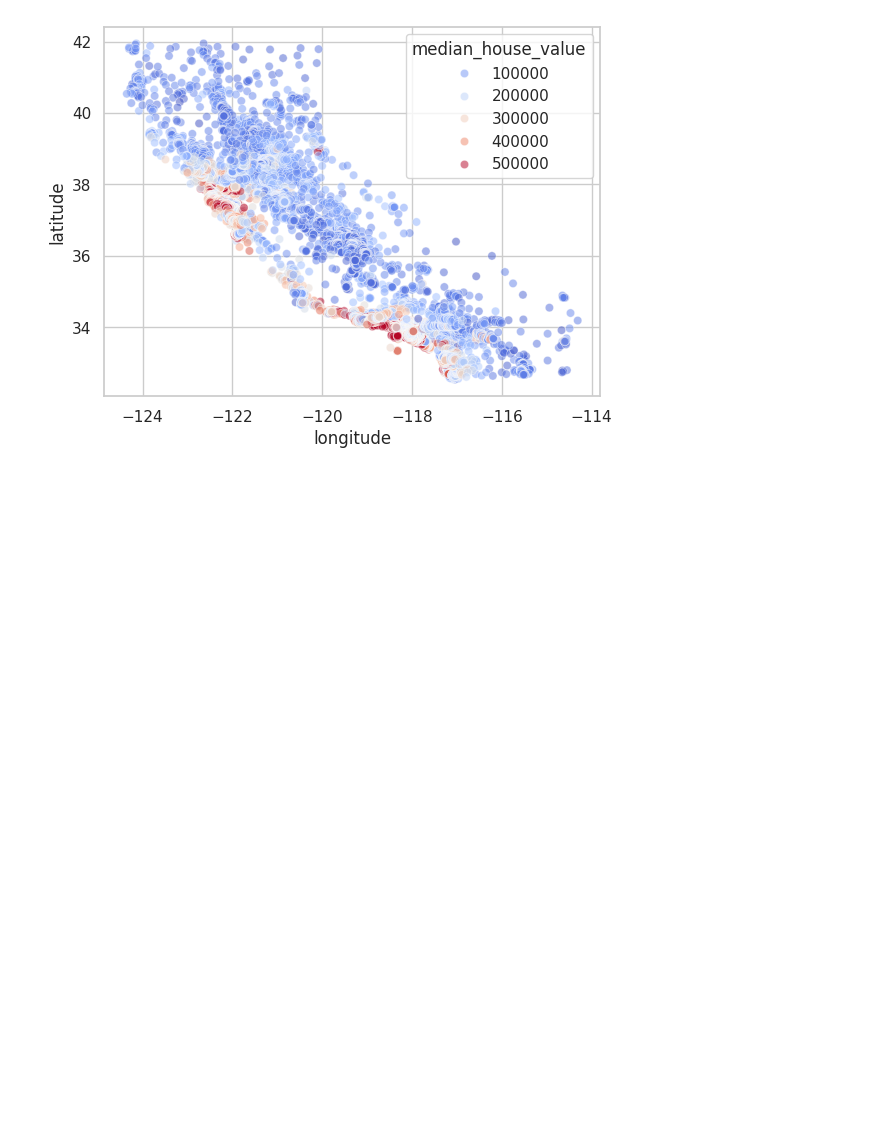
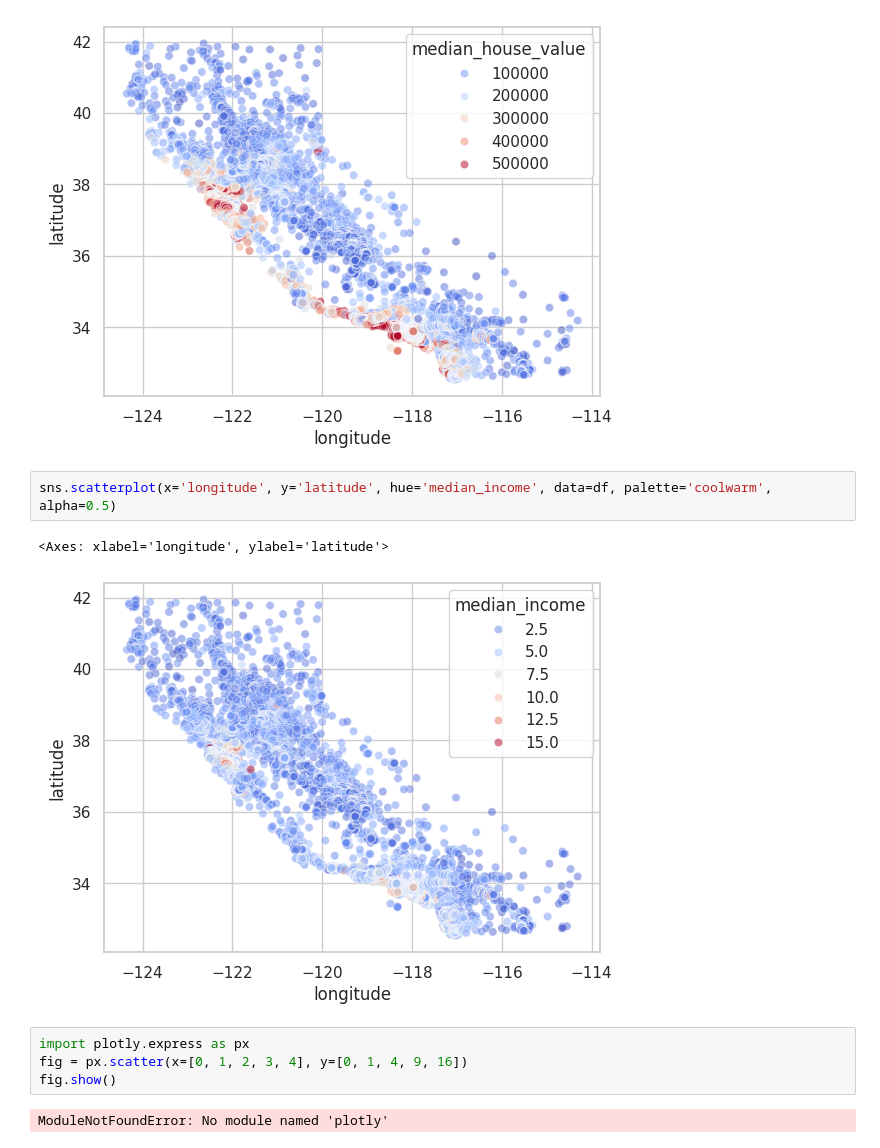
Before and after one commit to Eduardo-Puentes/clasesemanatec, a Jupyter notebook: EstadisticaYVisualizacion.ipynb, the cells around one changed output. Drawn from its saved outputs; the diff is of its cells as text; blank space fills up the shorter version.

```diff
--- a/EstadisticaYVisualizacion.ipynb
+++ b/EstadisticaYVisualizacion.ipynb
@@ -92,3 +92,14 @@ sns.scatterplot(x='longitude', y='latitude', hue='median_house_value', data=df,
 # %% [output]
 <Axes: xlabel='longitude', ylabel='latitude'>
 [figure]
+# %%
+sns.scatterplot(x='longitude', y='latitude', hue='median_income', data=df, palette='coolwarm', alpha=0.5)
+# %% [output]
+<Axes: xlabel='longitude', ylabel='latitude'>
+[figure, added]
+# %%
+import plotly.express as px
+fig = px.scatter(x=[0, 1, 2, 3, 4], y=[0, 1, 4, 9, 16])
+fig.show()
+# %% [output]
+ModuleNotFoundError: No module named 'plotly'
```
Also changed, not shown: parts of 3 cells of this notebook.
